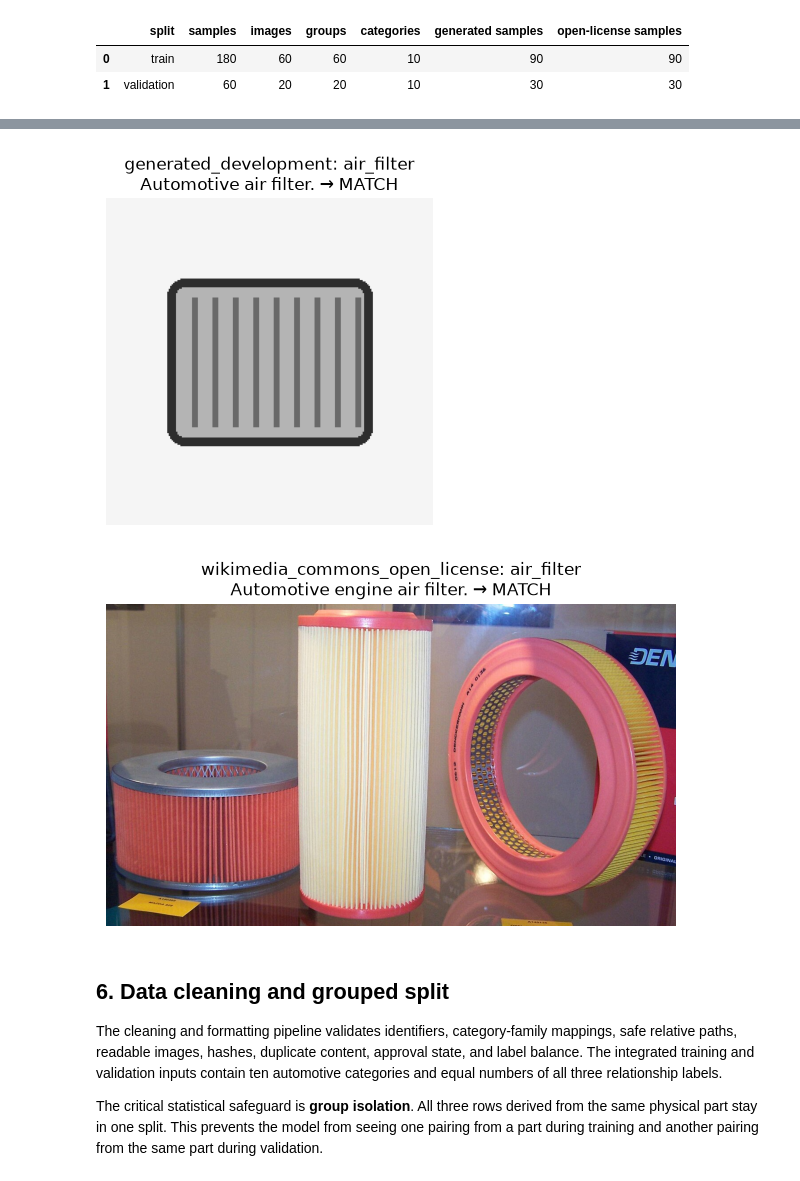
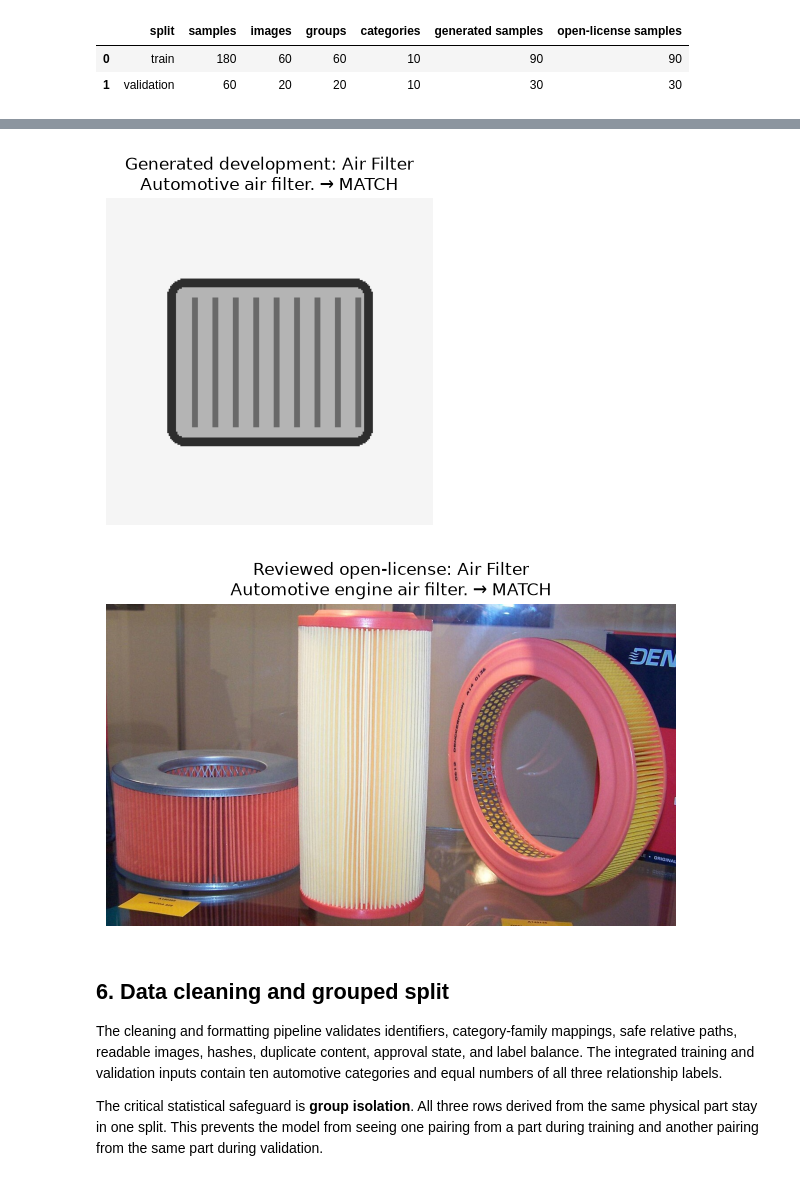
Before and after one commit to SATananov/automotive-part-image-text-matching, a Jupyter notebook: notebooks/02_final_exam_project.ipynb, the cells around one changed output, grey strips where cells are left out. Saved outputs shown, nothing was run; the diff lists cells and outputs as text; code cells hidden in the pictures.

```diff
--- a/notebooks/02_final_exam_project.ipynb
+++ b/notebooks/02_final_exam_project.ipynb
@@ -124,6 +123,11 @@ display(split_profile)
 | 0 | train | 180 | 60 | 60 | 10 | 90 | 90 |
 | 1 | validation | 60 | 20 | 20 | 10 | 30 | 30 |
 # %%
+source_display_names = {
+    "generated_development": "Generated development",
+    "wikimedia_commons_open_license": "Reviewed open-license",
+}
+
 composition = (
     pd.concat([
         train_df.assign(split="train"),
@@ -132,6 +136,7 @@ composition = (
     .groupby(["split", "source"])
     .size()
     .unstack(fill_value=0)
+    .rename(columns=source_display_names)
 )
 
 ax = composition.plot(kind="bar", figsize=(9, 4))
@@ -147,20 +152,22 @@ plt.show()
 # %%
 examples = pd.concat([
     train_df[train_df["source"] == "generated_development"].head(1),
     train_df[train_df["source"] == "wikimedia_commons_open_license"].head(1),
 ], ignore_index=True)
 
 for row in examples.itertuples(index=False):
     image = Image.open(ROOT / row.image_path).convert("RGB")
     plt.figure(figsize=(6, 4))
     plt.imshow(image)
     plt.axis("off")
-    plt.title(f"{row.source}: {row.part_category}\n{row.description} → {row.label}")
+    source_name = source_display_names.get(row.source, row.source)
+    category_name = row.part_category.replace("_", " ").title()
+    plt.title(f"{source_name}: {category_name}\n{row.description} → {row.label}")
     plt.tight_layout()
     plt.show()
 # %% [output]
-[figure, old version]
+[figure, new version]
-[figure, old version]
+[figure, new version]
 # %% [markdown]
 ## 6. Data cleaning and grouped split
 
```
Also changed, not shown: parts of 12 cells of this notebook, 23 other files.
